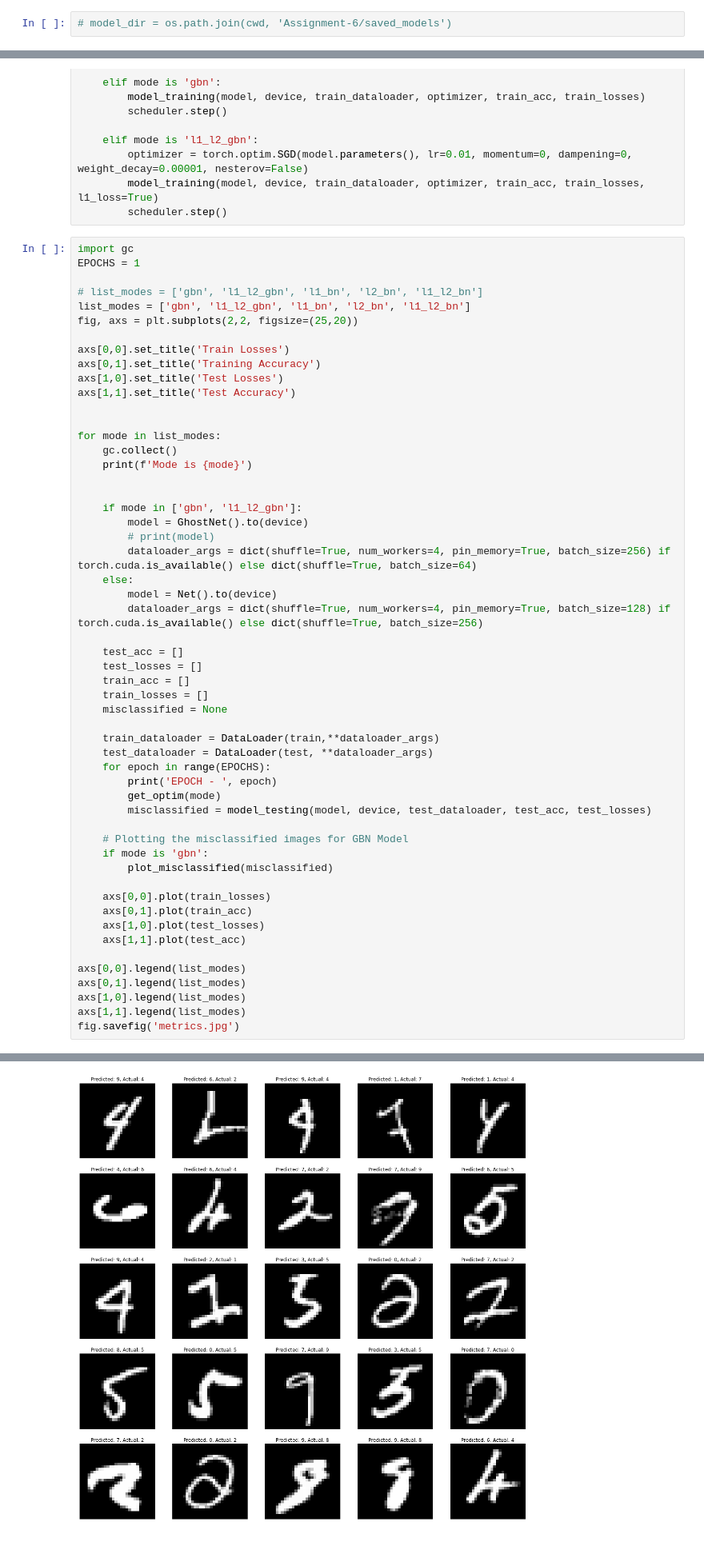
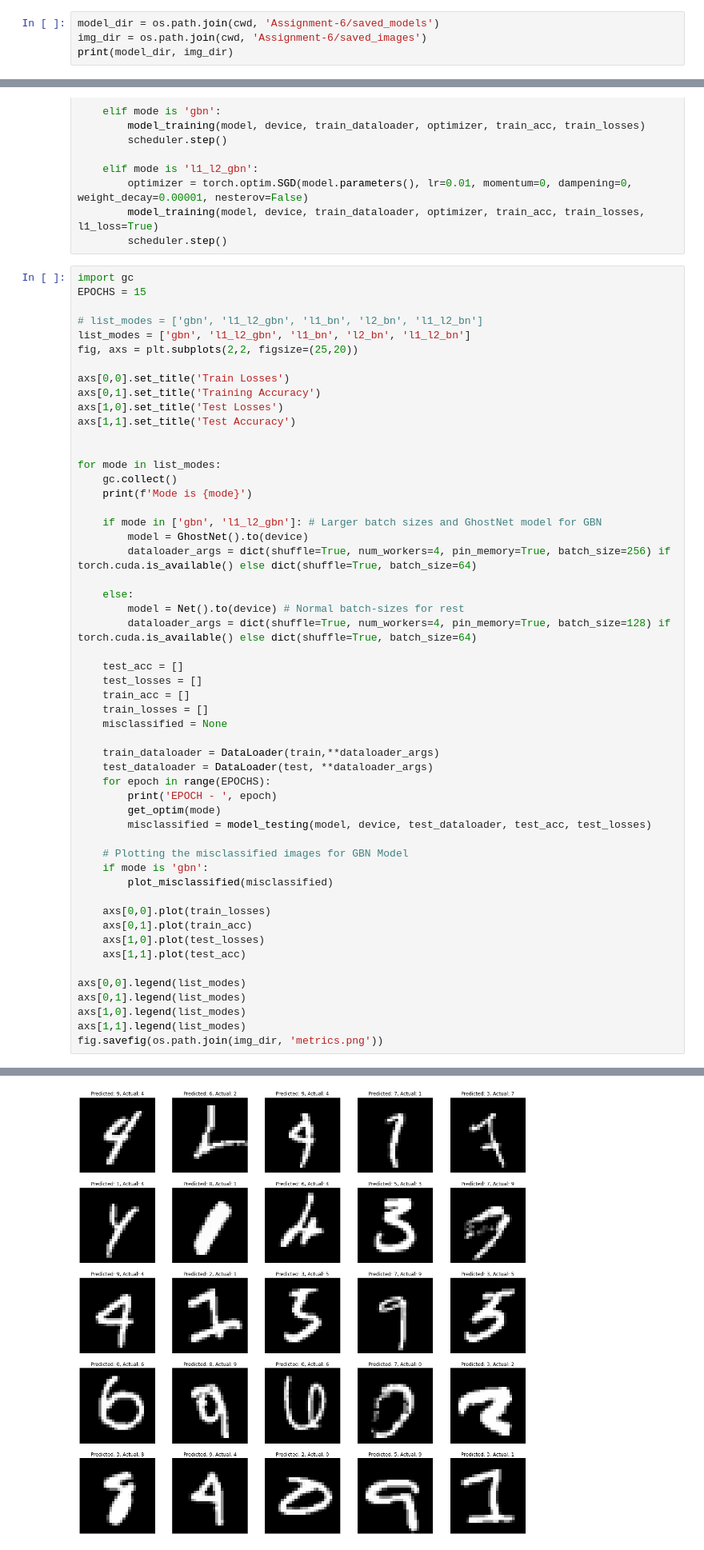
Before and after one commit to nikshrimali/TSAI_EVA, a Jupyter notebook: Assignment-6/Assignment-6.ipynb, the cells around one changed output, grey strips where cells are left out. Shown at 80% size. Cells and saved outputs as stored; diff of their text form.

Commit message:
Updating Assignment

```diff
--- a/Assignment-6/Assignment-6.ipynb
+++ b/Assignment-6/Assignment-6.ipynb
@@ -25,4 +25,6 @@ device = torch.device('cuda' if torch.cuda.is_available() else 'cpu')
 os.chdir('d:\Python Projects\EVA')
 cwd = os.getcwd()
 # %%
-# model_dir = os.path.join(cwd, 'Assignment-6/saved_models')
+model_dir = os.path.join(cwd, 'Assignment-6/saved_models')
+img_dir = os.path.join(cwd, 'Assignment-6/saved_images')
+print(model_dir, img_dir)
@@ -99,7 +103,7 @@ def get_optim(mode):
         scheduler.step()
 # %%
 import gc
-EPOCHS = 1
+EPOCHS = 15
 
 # list_modes = ['gbn', 'l1_l2_gbn', 'l1_bn', 'l2_bn', 'l1_l2_bn']
 list_modes = ['gbn', 'l1_l2_gbn', 'l1_bn', 'l2_bn', 'l1_l2_bn']
@@ -115,14 +119,13 @@ for mode in list_modes:
     gc.collect()
     print(f'Mode is {mode}')
 
+    if mode in ['gbn', 'l1_l2_gbn']: # Larger batch sizes and GhostNet model for GBN
+        model = GhostNet().to(device)
+        dataloader_args = dict(shuffle=True, num_workers=4, pin_memory=True, batch_size=256) if torch.cuda.is_available() else dict(shuffle=True, batch_size=64)
 
-    if mode in ['gbn', 'l1_l2_gbn']:
-        model = GhostNet().to(device)
-        # print(model)
-        dataloader_args = dict(shuffle=True, num_workers=4, pin_memory=True, batch_size=256) if torch.cuda.is_available() else dict(shuffle=True, batch_size=64)
     else:
-        model = Net().to(device)
-        dataloader_args = dict(shuffle=True, num_workers=4, pin_memory=True, batch_size=128) if torch.cuda.is_available() else dict(shuffle=True, batch_size=256)
+        model = Net().to(device) # Normal batch-sizes for rest
+        dataloader_args = dict(shuffle=True, num_workers=4, pin_memory=True, batch_size=128) if torch.cuda.is_available() else dict(shuffle=True, batch_size=64)
 
     test_acc = []
     test_losses = []
@@ -150,6 +153,6 @@ axs[0,0].legend(list_modes)
 axs[0,1].legend(list_modes)
 axs[1,0].legend(list_modes)
 axs[1,1].legend(list_modes)
-fig.savefig('metrics.jpg')
+fig.savefig(os.path.join(img_dir, 'metrics.png'))
 # %% [output]
 EPOCH -  0
@@ -159 +176 @@ Test set: Average loss: 0.1028, Accuracy: 9783/10000 (97.83%)
-[figure, old version]
+[figure, new version]
```
Also changed, not shown: parts of 2 cells of this notebook, 13 other files.
